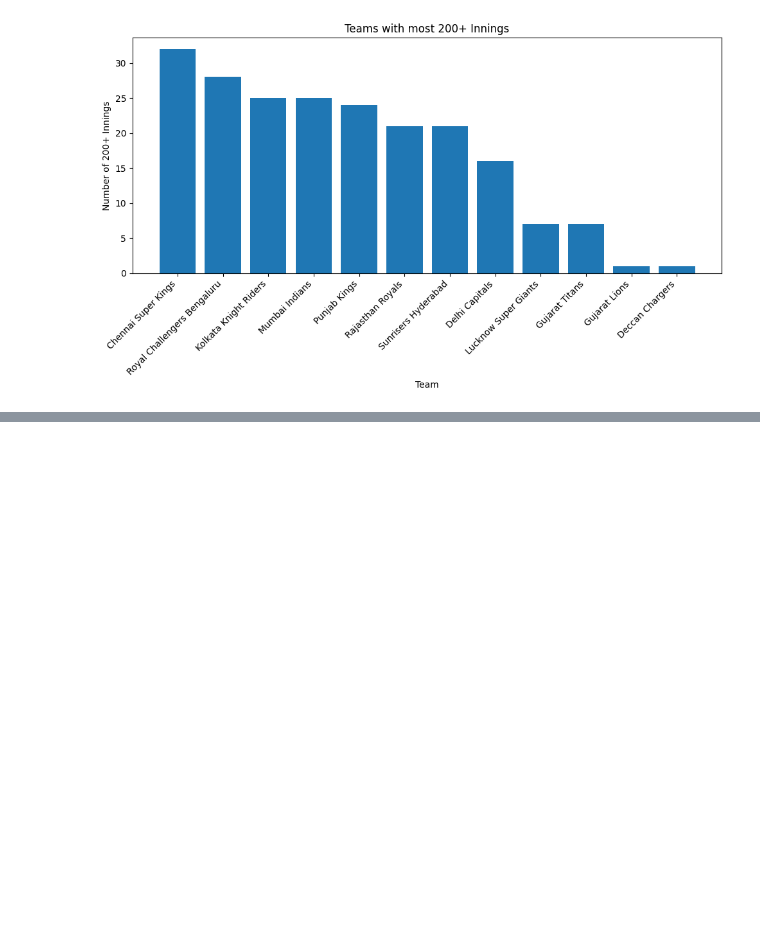
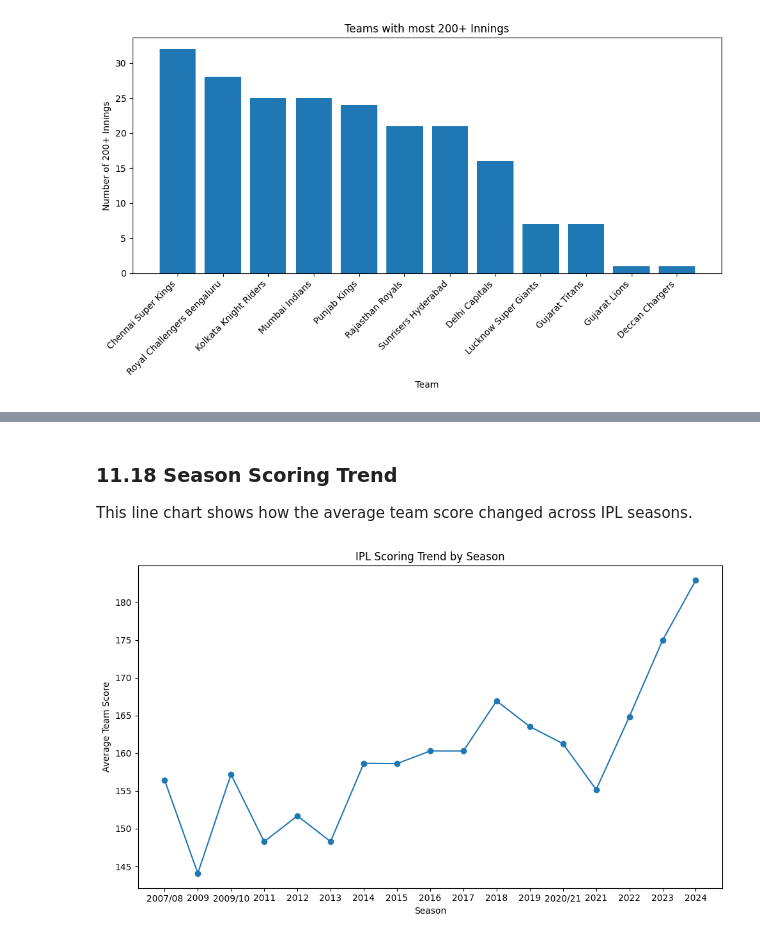
Before and after one commit to khalil-Gardiwal/ipl-data-analysis, a Jupyter notebook: notebooks/ipl-analysis.ipynb, the cells around one changed output, grey strips where cells are left out. Drawn from its saved outputs; the diff is of its cells as text; code cells hidden in the pictures; blank space fills up the shorter version.

```diff
--- a/notebooks/ipl-analysis.ipynb
+++ b/notebooks/ipl-analysis.ipynb
@@ -2484,0 +2509,21 @@ plt.show()
+# %% [markdown]
+### 11.18 Season Scoring Trend
+
+This line chart shows how the average team score changed across IPL seasons.
+# %%
+plt.figure(figsize=(10, 6))
+
+plt.plot(
+    season_scoring_trend.index,
+    season_scoring_trend["average_score"],
+    marker="o"
+)
+
+plt.title("IPL Scoring Trend by Season")
+plt.xlabel("Season")
+plt.ylabel("Average Team Score")
+
+plt.tight_layout()
+plt.show()
+# %% [output]
+[figure, added]
```
Also changed, not shown: parts of 27 cells of this notebook.
